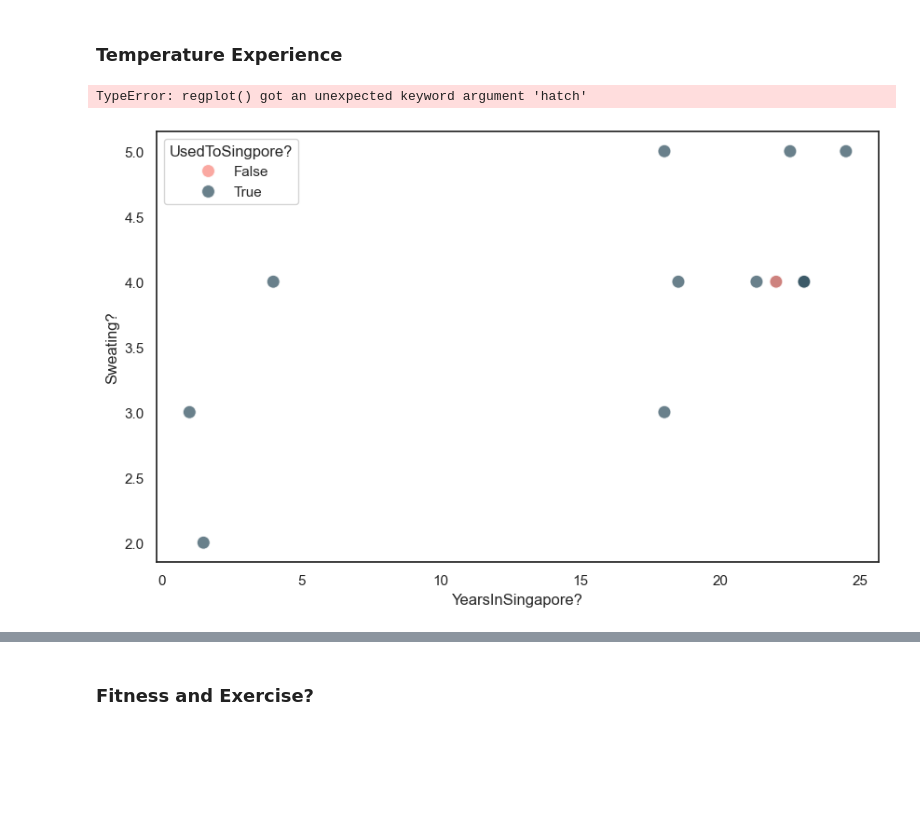
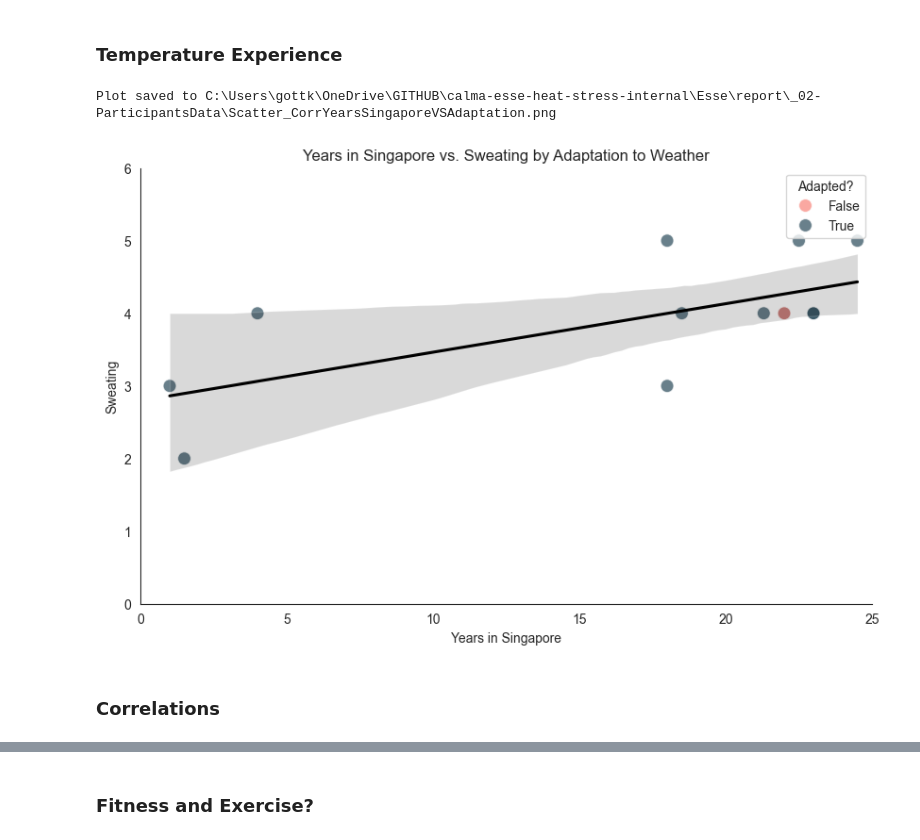
Before and after one commit to buds-lab/calma-esse-heat-stress-public, a Jupyter notebook: Esse/src/Participants_Antro.ipynb, the cells around one changed output, grey strips where cells are left out. Saved outputs shown, nothing was run; the diff lists cells and outputs as text; code cells hidden in the pictures; blank space fills up the shorter version.

Commit message:
Adjusted Correlation Plots

```diff
--- a/Esse/src/Participants_Antro.ipynb
+++ b/Esse/src/Participants_Antro.ipynb
@@ -211,6 +213,9 @@ df = PARTICIPANTS_data_df.copy()
 # Do you enjoy being outdoor in Singapore?
 # "What is your estimation of your time you spent outdoor (in hours per day) during the weekdays? (Example: 8 = 8 hours/day)"
 # What is your estimation of your time spent outdoor (in hours per day) during the weekend? (Example: 8 = 8 hours/day)
+
+
+df['gender'] = df['gender'].map({'Male': 0, 'Female': 1})
 # %%
 plt.figure(figsize=(10, 6))
 
@@ -221,34 +226,36 @@ custom_palette = [color_coralpink, color_deepseablue]
 sns.scatterplot(x='YearsInSingapore?', y='Sweating?', hue='UsedToSingpore?', data=df, s=100, alpha=0.7, palette=custom_palette)
 
 # Regression line
-sns.regplot(x='YearsInSingapore?', y='Sweating?', data=df, scatter=False, color='black',  hatch="/")
+sns.regplot(x='YearsInSingapore?', y='Sweating?', data=df, scatter=False, color='black')
 
 plt.xlim(0, 25)  # Set your desired x-axis limits here
 plt.ylim(0, 6)  # Set your desired y-axis limits here
 
 plt.title('Years in Singapore vs. Sweating by Adaptation to Weather')
 plt.xlabel('Years in Singapore')
 plt.ylabel('Sweating')
 plt.legend(title='Adapted?')
 
 sns.despine()
 
 filepath = os.path.join(filepath_dir, "Scatter_CorrYearsSingaporeVSAdaptation.png")
 if filepath != "":
     directory = os.path.dirname(filepath)
 
     # Create directory if it doesn't exist
     if not os.path.exists(directory):
         os.makedirs(directory)
 
     plt.savefig(filepath, bbox_inches='tight', pad_inches=0.1)
     print(f"Plot saved to {filepath}")
 
 
 plt.savefig(filepath)
 
 
 plt.show()
 # %% [output]
-TypeError: regplot() got an unexpected keyword argument 'hatch'
+Plot saved to C:\Users\gottk\OneDrive\GITHUB\calma-esse-heat-stress-internal\Esse\report\_02-ParticipantsData\Scatter_CorrYearsSingaporeVSAdaptation.png
-[figure, old version]
+[figure, new version]
+# %% [markdown]
+### Correlations
```
Also changed, not shown: parts of 8 cells of this notebook, 7 other files.
